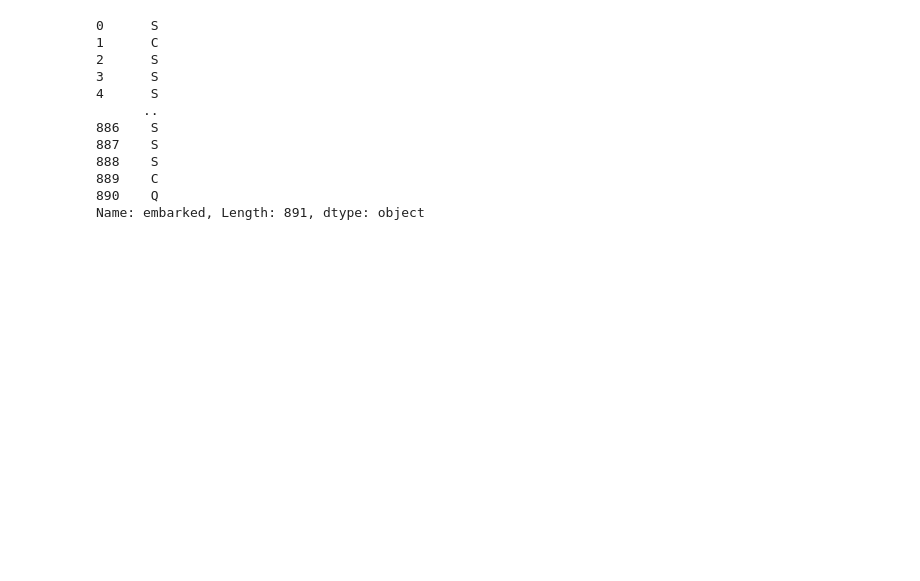
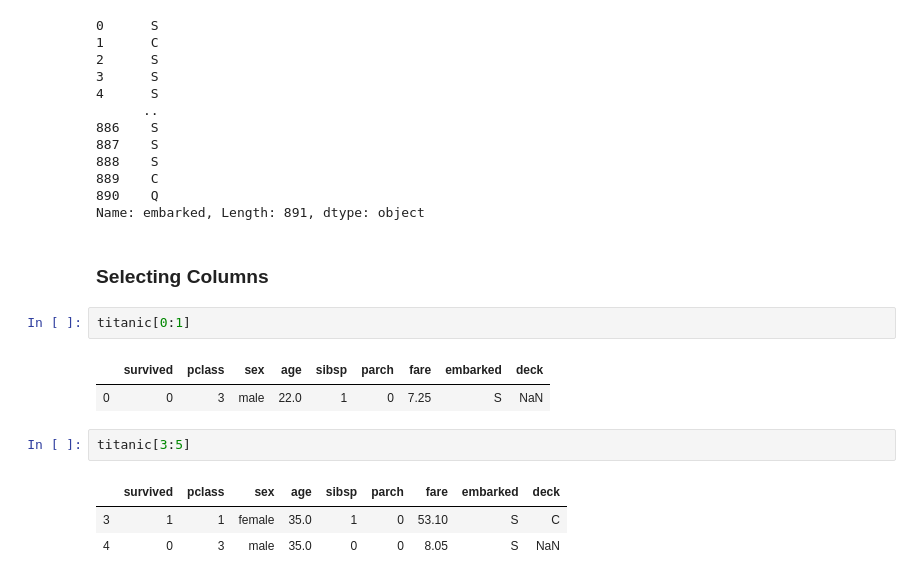
Before and after one commit to Ajay-2007/machine-learning-projects, a Jupyter notebook: pandas/1.pandas_dataframe_basics.ipynb, the cells around one changed output. Cells and saved outputs as stored; diff of their text form; blank space fills up the shorter version.

Commit message:
selecting row with square brackets.

```diff
--- a/pandas/1.pandas_dataframe_basics.ipynb
+++ b/pandas/1.pandas_dataframe_basics.ipynb
@@ -365,3 +365,16 @@ titanic.embarked
 889    C
 890    Q
 Name: embarked, Length: 891, dtype: object
+# %% [markdown]
+### Selecting Columns
+# %%
+titanic[0:1]
+# %% [output]
+|  | survived | pclass | sex | age | sibsp | parch | fare | embarked | deck |
+| 0 | 0 | 3 | male | 22.0 | 1 | 0 | 7.25 | S | NaN |
+# %%
+titanic[3:5]
+# %% [output]
+|  | survived | pclass | sex | age | sibsp | parch | fare | embarked | deck |
+| 3 | 1 | 1 | female | 35.0 | 1 | 0 | 53.10 | S | C |
+| 4 | 0 | 3 | male | 35.0 | 0 | 0 | 8.05 | S | NaN |
```
Also changed, not shown: parts of 3 cells of this notebook.
